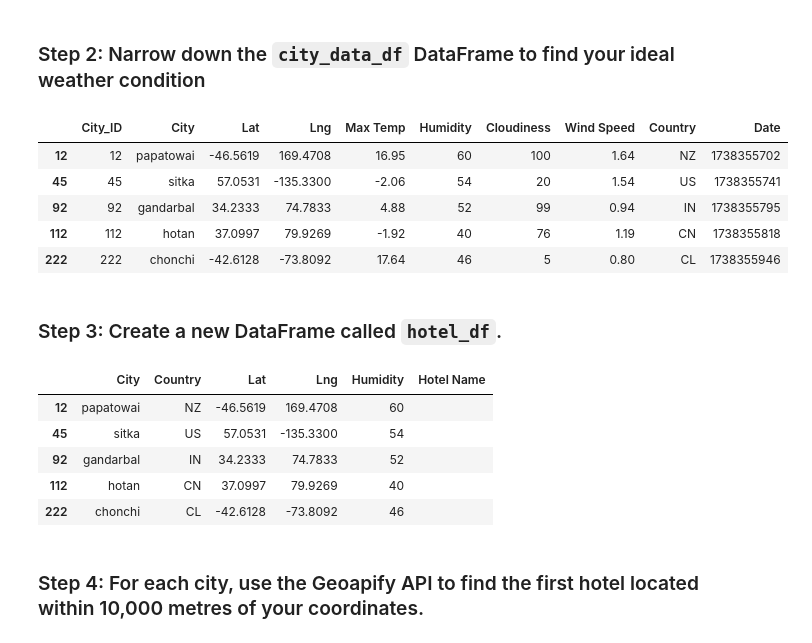
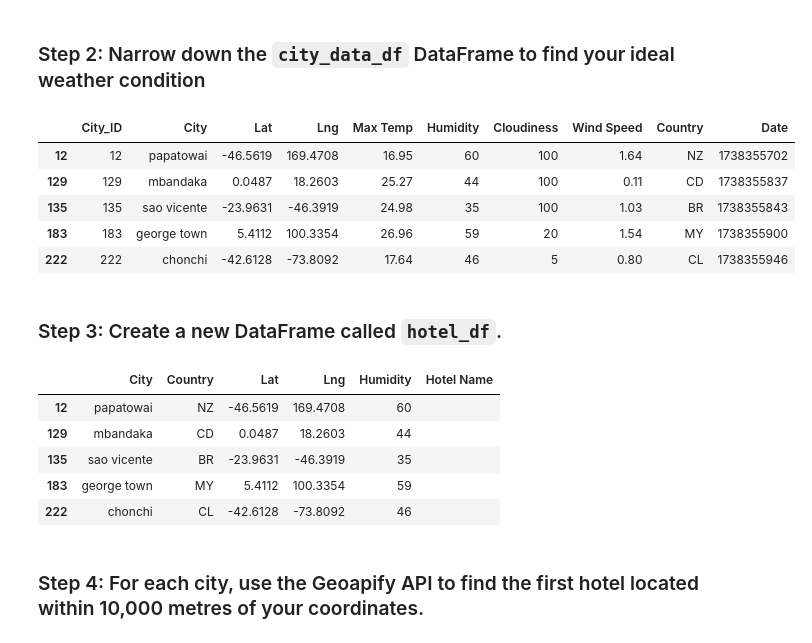
Before and after one commit to joeportnoy/python-api-challenge, a Jupyter notebook: VacationPy.ipynb, the cells around one changed output. Cells and saved outputs as stored; diff of their text form; code cells hidden in the pictures.

```diff
--- a/VacationPy.ipynb
+++ b/VacationPy.ipynb
@@ -56,23 +56,23 @@ city_data_map
 ### Step 2: Narrow down the `city_data_df` DataFrame to find your ideal weather condition
 # %%
 # Narrow down cities that fit criteria and drop any results with null values
-temp = city_data_df["Max Temp"] <= 24
+temp = (city_data_df["Max Temp"] <= 27) & (city_data_df["Max Temp"] >= 5)
 humidity = city_data_df["Humidity"] < 65
 wind = city_data_df["Wind Speed"] < 2
 combined_criteria = temp & humidity & wind
 ideal_city = city_data_df[combined_criteria]
 
 # Drop any rows with null values
 ideal_city_clean = ideal_city.dropna()
 
 # Display sample data
 ideal_city_clean.head()
 # %% [output]
 |  | City_ID | City | Lat | Lng | Max Temp | Humidity | Cloudiness | Wind Speed | Country | Date |
 | 12 | 12 | papatowai | -46.5619 | 169.4708 | 16.95 | 60 | 100 | 1.64 | NZ | 1738355702 |
-| 45 | 45 | sitka | 57.0531 | -135.3300 | -2.06 | 54 | 20 | 1.54 | US | 1738355741 |
-| 92 | 92 | gandarbal | 34.2333 | 74.7833 | 4.88 | 52 | 99 | 0.94 | IN | 1738355795 |
-| 112 | 112 | hotan | 37.0997 | 79.9269 | -1.92 | 40 | 76 | 1.19 | CN | 1738355818 |
+| 129 | 129 | mbandaka | 0.0487 | 18.2603 | 25.27 | 44 | 100 | 0.11 | CD | 1738355837 |
+| 135 | 135 | sao vicente | -23.9631 | -46.3919 | 24.98 | 35 | 100 | 1.03 | BR | 1738355843 |
+| 183 | 183 | george town | 5.4112 | 100.3354 | 26.96 | 59 | 20 | 1.54 | MY | 1738355900 |
 | 222 | 222 | chonchi | -42.6128 | -73.8092 | 17.64 | 46 | 5 | 0.80 | CL | 1738355946 |
 # %% [markdown]
 ### Step 3: Create a new DataFrame called `hotel_df`.
@@ -88,9 +88,9 @@ hotel_df.head()
 # %% [output]
 |  | City | Country | Lat | Lng | Humidity | Hotel Name |
 | 12 | papatowai | NZ | -46.5619 | 169.4708 | 60 |  |
-| 45 | sitka | US | 57.0531 | -135.3300 | 54 |  |
-| 92 | gandarbal | IN | 34.2333 | 74.7833 | 52 |  |
-| 112 | hotan | CN | 37.0997 | 79.9269 | 40 |  |
+| 129 | mbandaka | CD | 0.0487 | 18.2603 | 44 |  |
+| 135 | sao vicente | BR | -23.9631 | -46.3919 | 35 |  |
+| 183 | george town | MY | 5.4112 | 100.3354 | 59 |  |
 | 222 | chonchi | CL | -42.6128 | -73.8092 | 46 |  |
 # %% [markdown]
 ### Step 4: For each city, use the Geoapify API to find the first hotel located within 10,000 metres of your coordinates.
```
Also changed, not shown: parts of 1 cell of this notebook.
